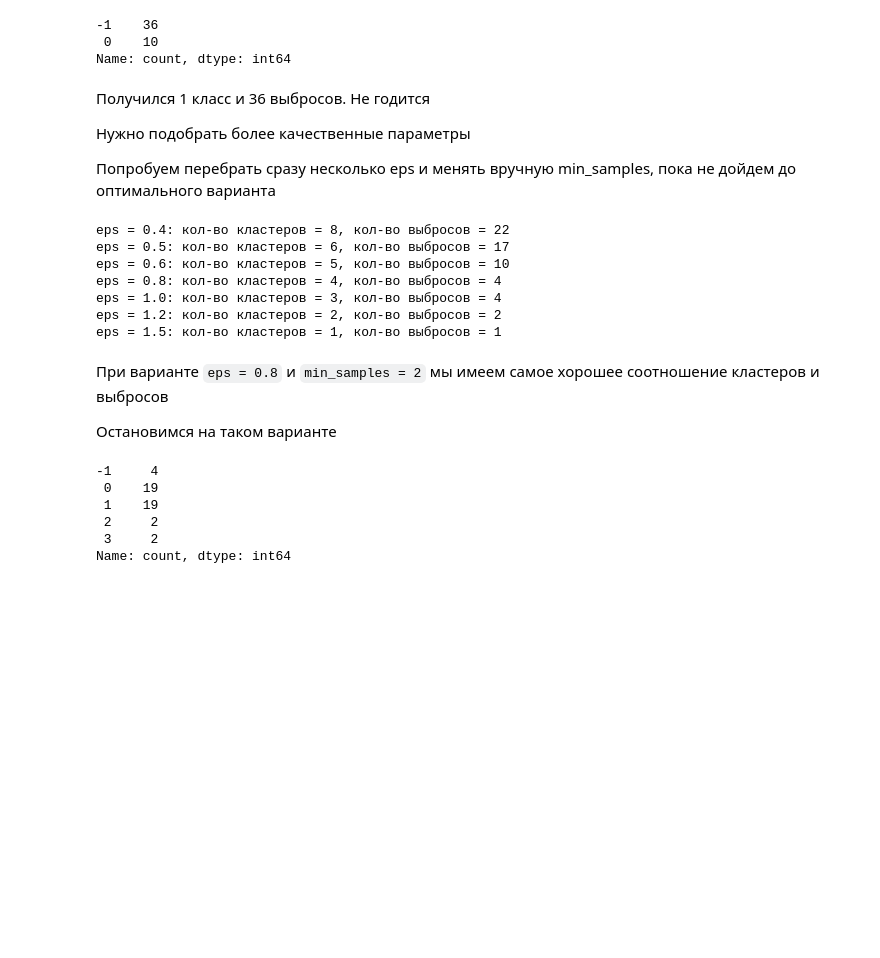
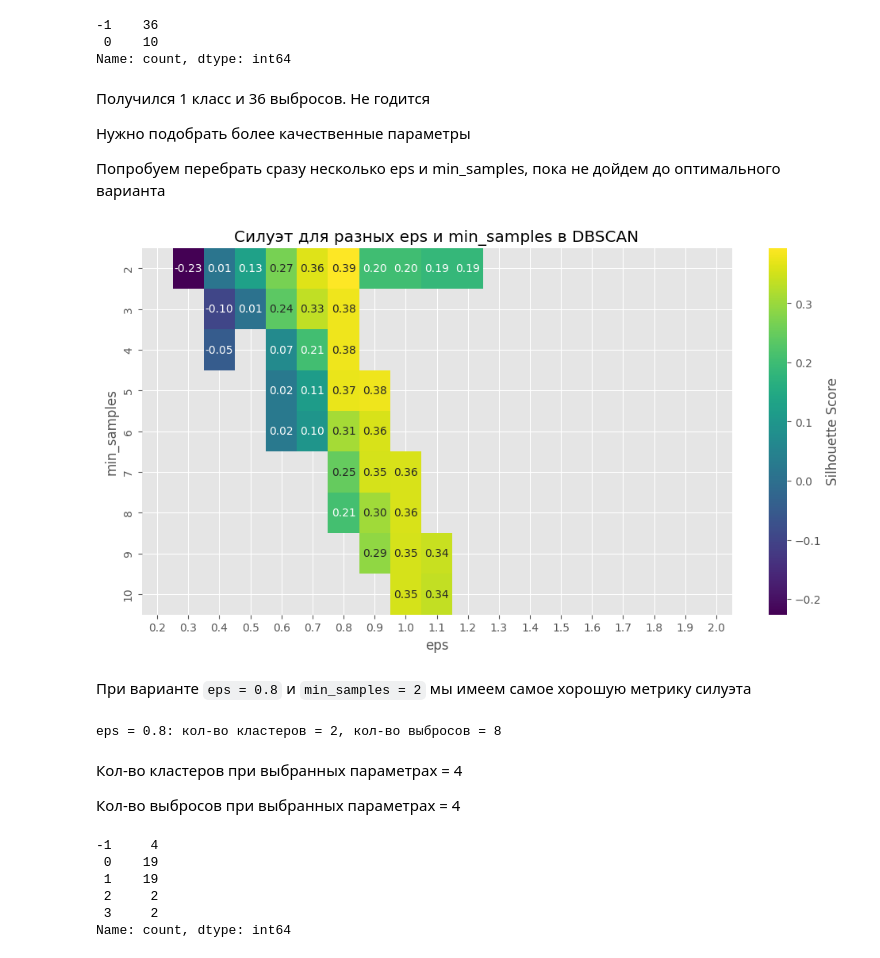
Before and after one commit to ITMO-NikitaGrishin/ITMO_python_data_analysis, a Jupyter notebook: laba_03/laba_03.ipynb, the cells around one changed output. Cells and saved outputs as stored; diff of their text form; code cells hidden in the pictures; blank space fills up the shorter version.

````diff
--- a/laba_03/laba_03.ipynb
+++ b/laba_03/laba_03.ipynb
@@ -142,27 +144,52 @@ Name: count, dtype: int64
 
 Нужно подобрать более качественные параметры
 
-Попробуем перебрать сразу несколько eps и менять вручную min_samples, пока не дойдем до оптимального варианта
+Попробуем перебрать сразу несколько eps и min_samples, пока не дойдем до оптимального варианта
-# %%
-min_samples = 2
-for eps in [0.4, 0.5, 0.6, 0.8, 1.0, 1.2, 1.5]:
-    db = DBSCAN(eps=eps, min_samples=min_samples)
-    labels = db.fit_predict(X)
-    n_clusters = len(set(labels)) - (1 if -1 in labels else 0)
-    n_noise = list(labels).count(-1)
-    print(f"eps = {eps}: кол-во кластеров = {n_clusters}, кол-во выбросов = {n_noise}")
-# %% [output]
-eps = 0.4: кол-во кластеров = 8, кол-во выбросов = 22
-eps = 0.5: кол-во кластеров = 6, кол-во выбросов = 17
-eps = 0.6: кол-во кластеров = 5, кол-во выбросов = 10
-eps = 0.8: кол-во кластеров = 4, кол-во выбросов = 4
-eps = 1.0: кол-во кластеров = 3, кол-во выбросов = 4
-eps = 1.2: кол-во кластеров = 2, кол-во выбросов = 2
-eps = 1.5: кол-во кластеров = 1, кол-во выбросов = 1
+# %%
+eps_values = np.arange(0.2, 2.1, 0.1)
+min_samples_values = range(2, 11)
+
+silhouette_matrix = np.zeros((len(min_samples_values), len(eps_values)))
+
+for i, min_samples in enumerate(min_samples_values):
+    for j, eps in enumerate(eps_values):
+        db = DBSCAN(eps=eps, min_samples=min_samples)
+        labels = db.fit_predict(X)
+        n_clusters = len(set(labels)) - (1 if -1 in labels else 0)
+
+        if n_clusters > 1:
+            score = silhouette_score(X, labels)
+            silhouette_matrix[i, j] = score
+        else:
+            silhouette_matrix[i, j] = np.nan
+
+plt.figure(figsize=(12, 6))
+sns.heatmap(silhouette_matrix, annot=True, fmt=".2f",
+            xticklabels=np.round(eps_values, 2),
+            yticklabels=min_samples_values,
+            cmap="viridis", cbar_kws={'label': 'Silhouette Score'})
+plt.xlabel("eps")
+plt.ylabel("min_samples")
+plt.title("Силуэт для разных eps и min_samples в DBSCAN")
+plt.show()
+# %% [output]
+[figure, added]
 # %% [markdown]
-При варианте ```eps = 0.8``` и ```min_samples = 2``` мы имеем самое хорошее соотношение кластеров и выбросов
-
-Остановимся на таком варианте
+При варианте ```eps = 0.8``` и ```min_samples = 2``` мы имеем самое хорошую метрику силуэта
+# %%
+min_samples = 2
+for eps in [0.8]:
+    db = DBSCAN(eps=eps, min_samples=min_samples)
+    labels = db.fit_predict(X)
+    n_clusters = len(set(labels)) - (1 if -1 in labels else 0)
+    n_noise = list(labels).count(-1)
+    print(f"eps = {eps}: кол-во кластеров = {n_clusters}, кол-во выбросов = {n_noise}")
+# %% [output]
+eps = 0.8: кол-во кластеров = 2, кол-во выбросов = 8
+# %% [markdown]
+Кол-во кластеров при выбранных параметрах = 4
+
+Кол-во выбросов при выбранных параметрах = 4
 # %%
 dbscan = DBSCAN(eps=0.8, metric='euclidean', min_samples=2)
 
````
Also changed, not shown: parts of 11 cells of this notebook.
